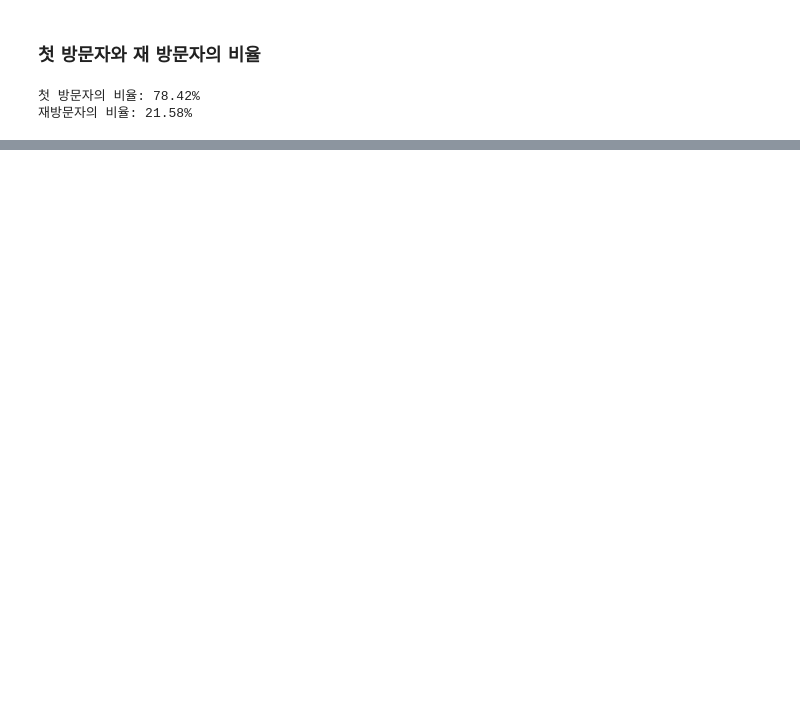
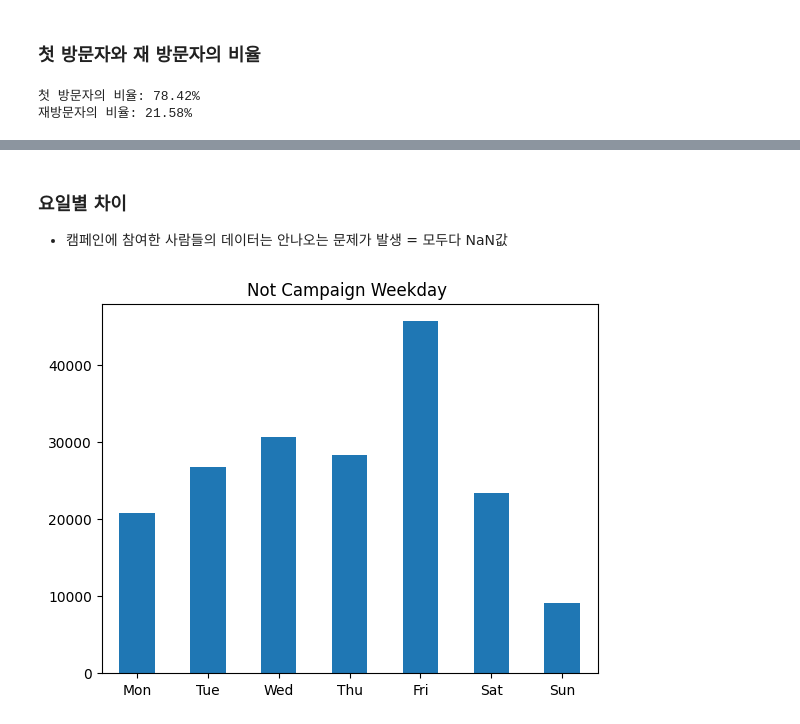
Before and after one commit to eju1019/ipark, a Jupyter notebook: projcet.ipynb, the cells around one changed output, grey strips where cells are left out. Cells and saved outputs as stored; diff of their text form; code cells hidden in the pictures; blank space fills up the shorter version.

```diff
--- a/projcet.ipynb
+++ b/projcet.ipynb
@@ -138,3 +97,12 @@ Text(1, 100001, '99280')
+# %%
+df['date'] =pd.to_datetime(df['date'], format='%Y%m%d')
+df['visitStartTime']=pd.to_datetime(df['visitStartTime'],unit='s')
+
+df['date_of_weekday']=df.visitStartTime.dt.dayofweek
+df['date_of_weekday']= df.groupby(df['date_of_weekday'])['fullVisitorId'].nunique()
+df['date_of_weekday']=df['date_of_weekday'].dropna()
+
+df['hour_of_day'] = df['visitStartTime'].dt.hour
 # %% [markdown]
 ### Revenue
 # %%
@@ -303,0 +233,13 @@ Text(0.5, 1.0, 'Week Active Users(DAU)')
+# %% [markdown]
+### 요일별 차이
+- 캠페인에 참여한 사람들의 데이터는 안나오는 문제가 발생 = 모두다 NaN값
+# %%
+df_set=df.loc[df['trafficSource_campaign'] != '(not set)']
+df_not_set=df.loc[df['trafficSource_campaign'] == '(not set)']
+
+df_not_set['date_of_weekday'].dropna().plot(kind='bar')
+plt.xticks(range(7), ['Mon', 'Tue', 'Wed', 'Thu', 'Fri', 'Sat', 'Sun'], rotation = 0)
+plt.title('Not Campaign Weekday ')
+plt.show()
+# %% [output]
+[figure, added]
```
Also changed, not shown: parts of 27 cells of this notebook.
